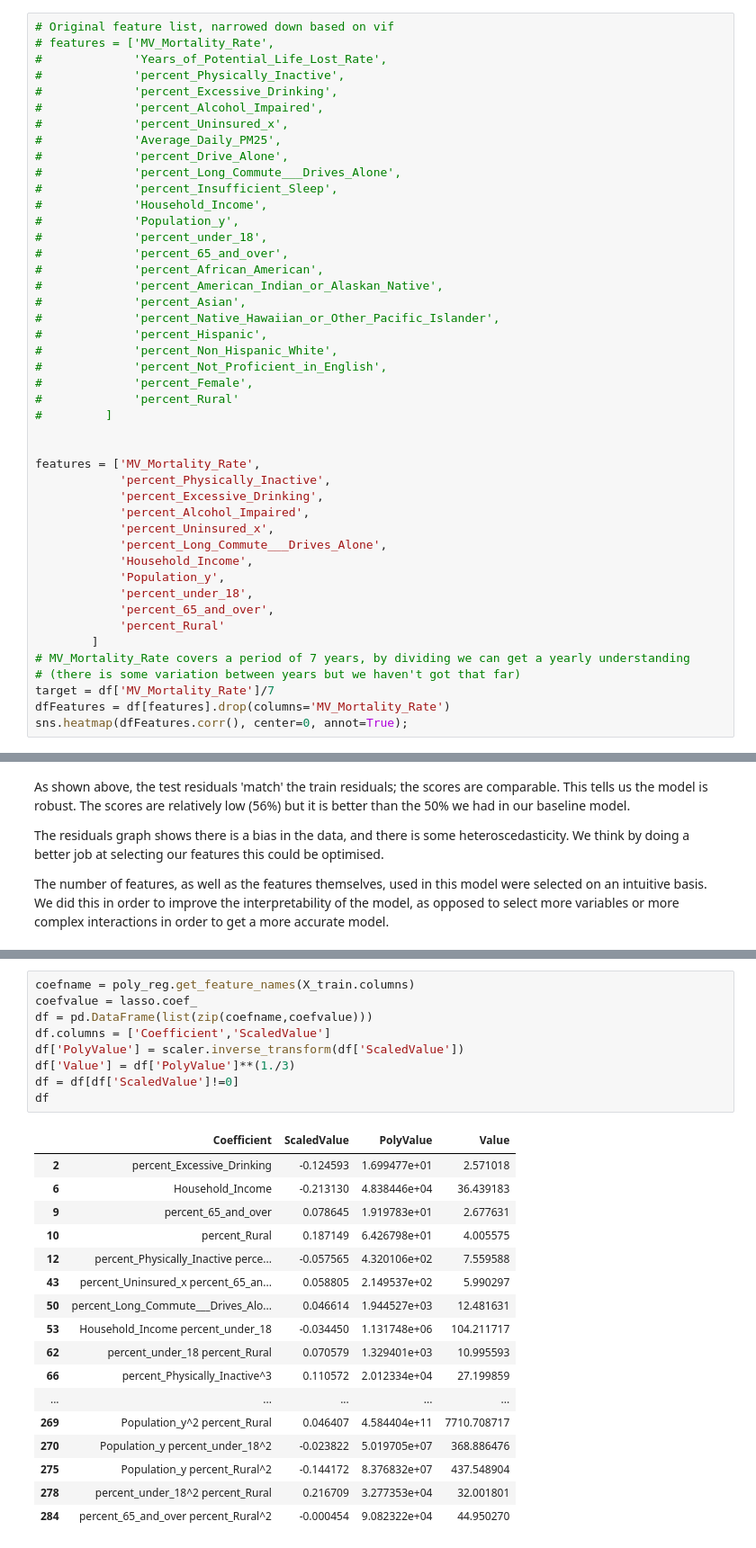
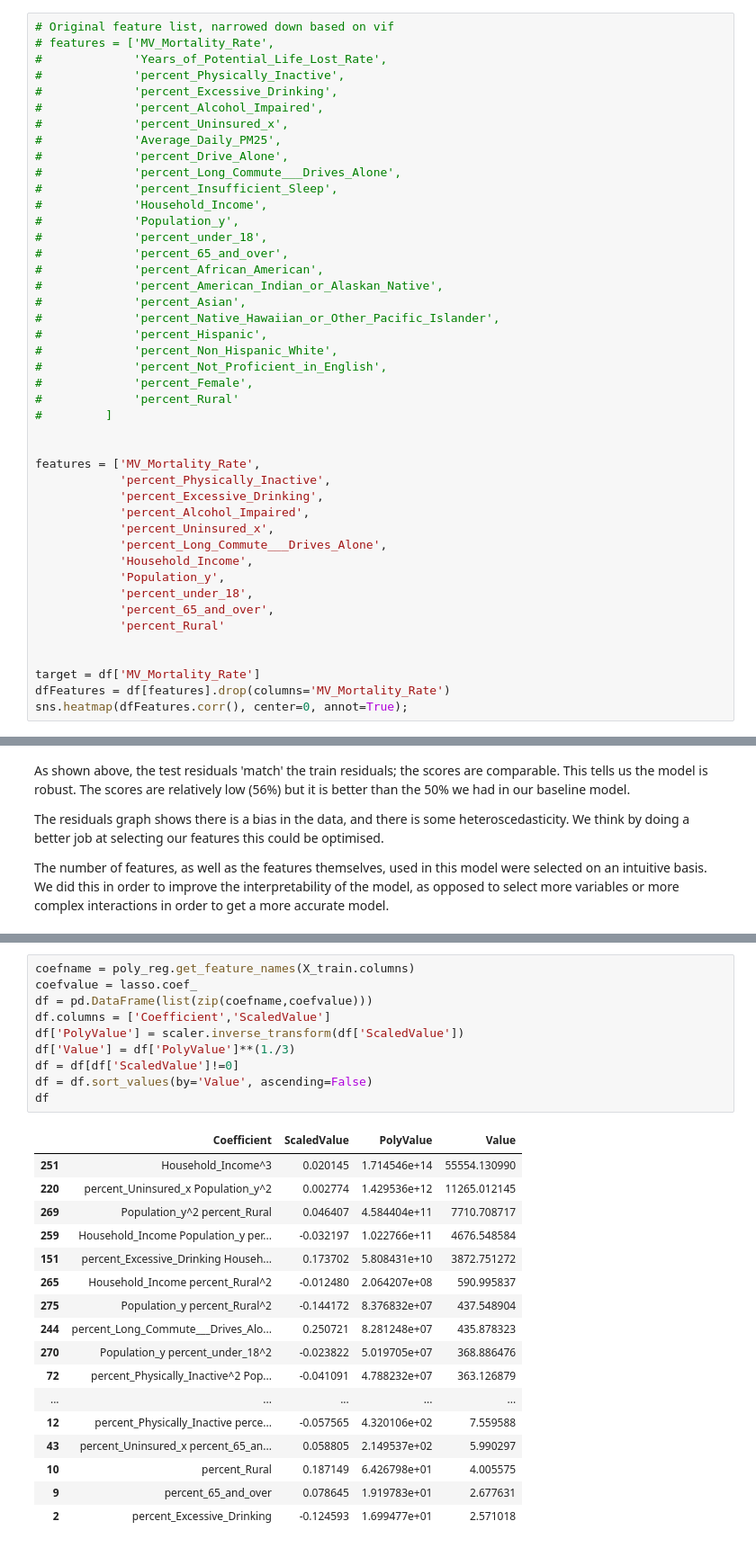
Before and after one commit to aghilissen/Mod_4_Project, a Jupyter notebook: AG.ipynb, the cells around one changed output, grey strips where cells are left out. Shown at 90% size. Saved outputs shown, nothing was run; the diff lists cells and outputs as text.

```diff
--- a/AG.ipynb
+++ b/AG.ipynb
@@ -94,10 +100,9 @@ features = ['MV_Mortality_Rate',
             'percent_under_18',
             'percent_65_and_over',
             'percent_Rural'
-        ]
-# MV_Mortality_Rate covers a period of 7 years, by dividing we can get a yearly understanding
-# (there is some variation between years but we haven't got that far)
-target = df['MV_Mortality_Rate']/7
+
+
+target = df['MV_Mortality_Rate']
 dfFeatures = df[features].drop(columns='MV_Mortality_Rate')
 sns.heatmap(dfFeatures.corr(), center=0, annot=True);
 # %% [output]
@@ -376,27 +403,28 @@ The number of features, as well as the features themselves, used in this model w
 # %%
 coefname = poly_reg.get_feature_names(X_train.columns)
 coefvalue = lasso.coef_
 df = pd.DataFrame(list(zip(coefname,coefvalue)))
 df.columns = ['Coefficient','ScaledValue']
 df['PolyValue'] = scaler.inverse_transform(df['ScaledValue'])
 df['Value'] = df['PolyValue']**(1./3)
 df = df[df['ScaledValue']!=0]
+df = df.sort_values(by='Value', ascending=False)
 df
 # %% [output]
 |  | Coefficient | ScaledValue | PolyValue | Value |
-| 2 | percent_Excessive_Drinking | -0.124593 | 1.699477e+01 | 2.571018 |
-| 6 | Household_Income | -0.213130 | 4.838446e+04 | 36.439183 |
-| 9 | percent_65_and_over | 0.078645 | 1.919783e+01 | 2.677631 |
-| 10 | percent_Rural | 0.187149 | 6.426798e+01 | 4.005575 |
+| 251 | Household_Income^3 | 0.020145 | 1.714546e+14 | 55554.130990 |
+| 220 | percent_Uninsured_x Population_y^2 | 0.002774 | 1.429536e+12 | 11265.012145 |
+| 269 | Population_y^2 percent_Rural | 0.046407 | 4.584404e+11 | 7710.708717 |
+| 259 | Household_Income Population_y per... | -0.032197 | 1.022766e+11 | 4676.548584 |
+| 151 | percent_Excessive_Drinking Househ... | 0.173702 | 5.808431e+10 | 3872.751272 |
+| 265 | Household_Income percent_Rural^2 | -0.012480 | 2.064207e+08 | 590.995837 |
+| 275 | Population_y percent_Rural^2 | -0.144172 | 8.376832e+07 | 437.548904 |
+| 244 | percent_Long_Commute___Drives_Alo... | 0.250721 | 8.281248e+07 | 435.878323 |
+| 270 | Population_y percent_under_18^2 | -0.023822 | 5.019705e+07 | 368.886476 |
+| 72 | percent_Physically_Inactive^2 Pop... | -0.041091 | 4.788232e+07 | 363.126879 |
+| ... | ... | ... | ... | ... |
 | 12 | percent_Physically_Inactive perce... | -0.057565 | 4.320106e+02 | 7.559588 |
 | 43 | percent_Uninsured_x percent_65_an... | 0.058805 | 2.149537e+02 | 5.990297 |
-| 50 | percent_Long_Commute___Drives_Alo... | 0.046614 | 1.944527e+03 | 12.481631 |
-| 53 | Household_Income percent_under_18 | -0.034450 | 1.131748e+06 | 104.211717 |
-| 62 | percent_under_18 percent_Rural | 0.070579 | 1.329401e+03 | 10.995593 |
-| 66 | percent_Physically_Inactive^3 | 0.110572 | 2.012334e+04 | 27.199859 |
-| ... | ... | ... | ... | ... |
-| 269 | Population_y^2 percent_Rural | 0.046407 | 4.584404e+11 | 7710.708717 |
-| 270 | Population_y percent_under_18^2 | -0.023822 | 5.019705e+07 | 368.886476 |
-| 275 | Population_y percent_Rural^2 | -0.144172 | 8.376832e+07 | 437.548904 |
-| 278 | percent_under_18^2 percent_Rural | 0.216709 | 3.277353e+04 | 32.001801 |
-| 284 | percent_65_and_over percent_Rural^2 | -0.000454 | 9.082322e+04 | 44.950270 |
+| 10 | percent_Rural | 0.187149 | 6.426798e+01 | 4.005575 |
+| 9 | percent_65_and_over | 0.078645 | 1.919783e+01 | 2.677631 |
+| 2 | percent_Excessive_Drinking | -0.124593 | 1.699477e+01 | 2.571018 |
```
Also changed, not shown: parts of 20 cells of this notebook, 1 other file.
